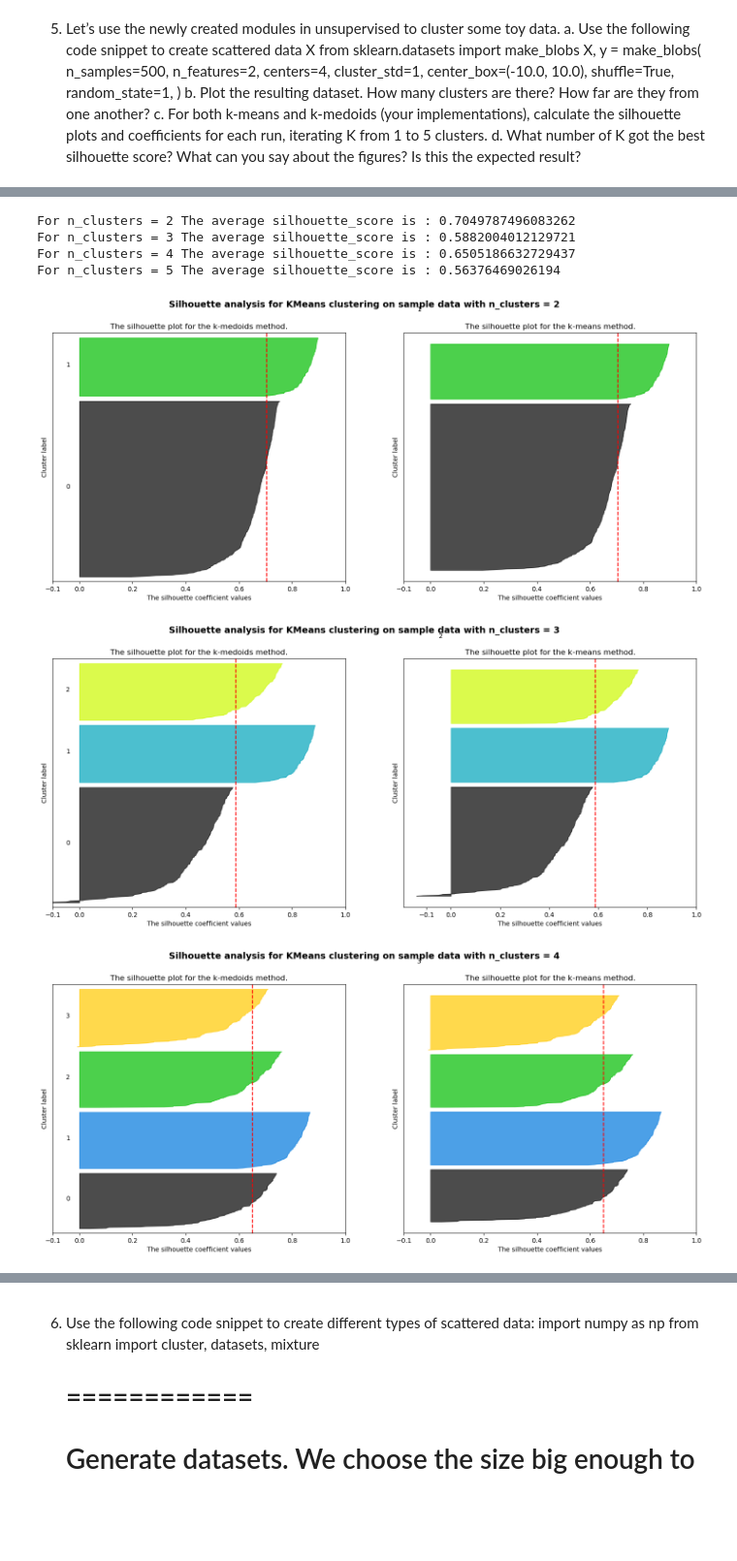
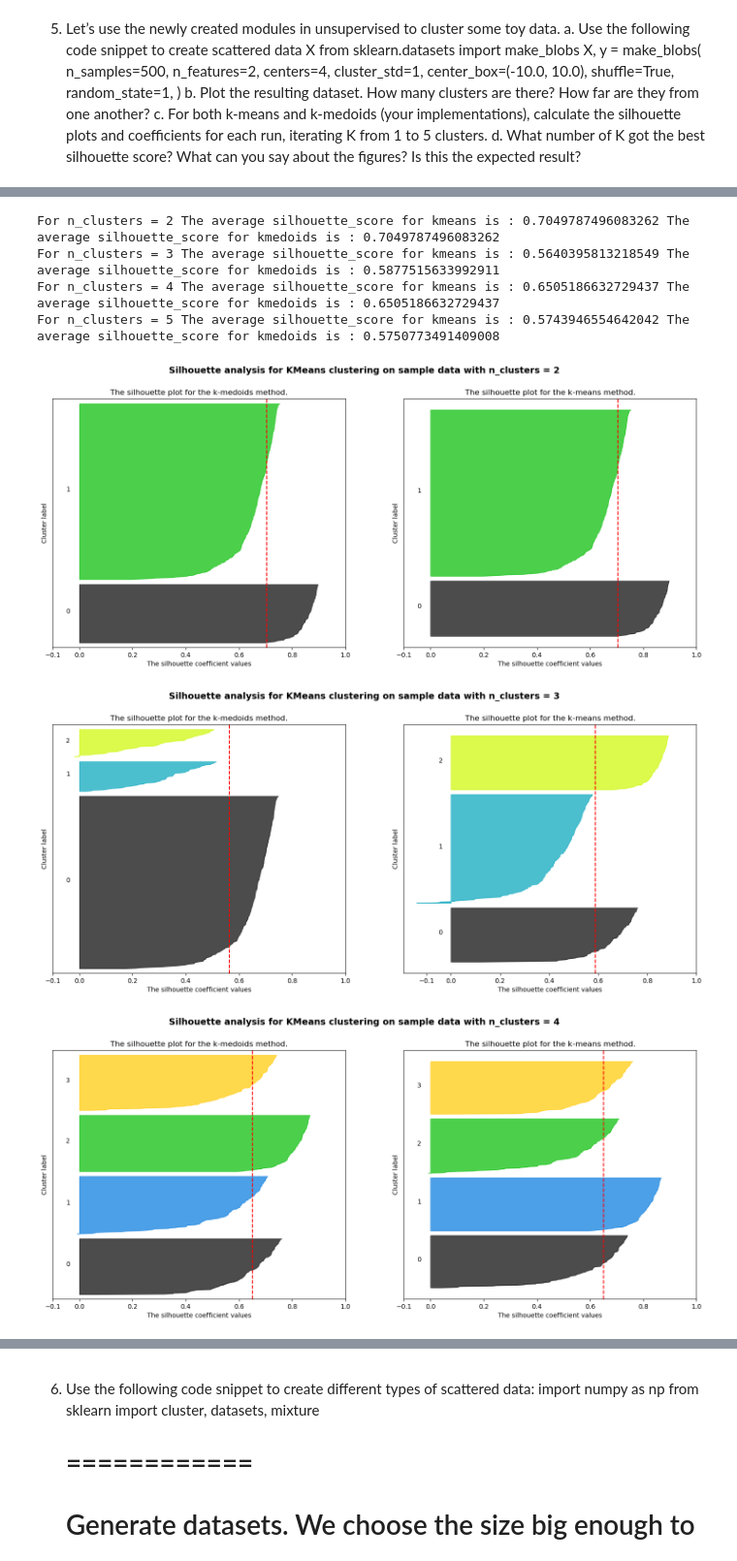
Before and after one commit to jmontoyavallejo/Clustering-project, a Jupyter notebook: sumary.ipynb, the cells around one changed output, grey strips where cells are left out. Shown at 97% size. Drawn from its saved outputs; the diff is of its cells as text; code cells hidden in the pictures; blank space fills up the shorter version.

```diff
--- a/sumary.ipynb
+++ b/sumary.ipynb
@@ -111,8 +111,8 @@ plt.show()
 # %%
 from sklearn.datasets import make_blobs
-from sklearn.cluster import KMeans,SpectralClustering,DBSCAN
 from sklearn.metrics import silhouette_samples, silhouette_score
-
+from Unsupervised.clustering.kmeans import KMeans_unsupervised
+from Unsupervised.clustering.kmedoids import KMedoids_unsupervised
 import matplotlib.pyplot as plt
 import matplotlib.cm as cm
 import numpy as np
@@ -147,96 +147,107 @@ for n_clusters in range_n_clusters:
 
     # Initialize the clusterer with n_clusters value and a random generator
     # seed of 10 for reproducibility.
-    clusterer = KMeans(n_clusters=n_clusters, random_state=10)
-    cluster_labels = clusterer.fit_predict(X)
-
+    clusterer_kmeans = KMeans_unsupervised(K=n_clusters)
+    kmeans_cluster_labels = clusterer_kmeans.fit_predict(X)
+    clusterer_kmedoids = KMedoids_unsupervised(K=n_clusters)
+    kmedoids_cluster_labels = clusterer_kmedoids.fit_predict(X)
     # The silhouette_score gives the average value for all the samples.
     # This gives a perspective into the density and separation of the formed
     # clusters
-    silhouette_avg = silhouette_score(X, cluster_labels)
+    silhouette_avg_kmeans = silhouette_score(X, kmeans_cluster_labels)
+    silhouette_avg_kmedoids = silhouette_score(X, kmedoids_cluster_labels)
     print(
         "For n_clusters =",
         n_clusters,
-        "The average silhouette_score is :",
-        silhouette_avg,
+        "The average silhouette_score for kmeans is :",
+        silhouette_avg_kmeans,
+        "The average silhouette_score for kmedoids is :",
+        silhouette_avg_kmedoids,
     )
 
     # Compute the silhouette scores for each sample
-    sample_silhouette_values = silhouette_samples(X, cluster_labels)
+    sample_silhouette_values_kmeans = silhouette_samples(X, kmeans_cluster_labels)
+    sample_silhouette_values_kmedoids = silhouette_samples(X, kmedoids_cluster_labels)
 
-    y_lower = 10
+    y_lower_kmeans = 10
+    y_lower_kmedoids = 10
     for i in range(n_clusters):
         # Aggregate the silhouette scores for samples belonging to
         # cluster i, and sort them
-        ith_cluster_silhouette_values = sample_silhouette_values[cluster_labels == i]
+        kmeans_ith_cluster_silhouette_values = sample_silhouette_values_kmeans[kmeans_cluster_labels == i]
+        kmeans_ith_cluster_silhouette_values.sort()
+        kmedoids_ith_cluster_silhouette_values = sample_silhouette_values_kmedoids[kmedoids_cluster_labels == i]
+        kmedoids_ith_cluster_silhouette_values.sort()
 
-        ith_cluster_silhouette_values.sort()
 
-        size_cluster_i = ith_cluster_silhouette_values.shape[0]
-        y_upper = y_lower + size_cluster_i
+        size_cluster_i_kmeans = kmeans_ith_cluster_silhouette_values.shape[0]
+        size_cluster_i_kmedoids = kmedoids_ith_cluster_silhouette_values.shape[0]
+        y_upper_kmeans = y_lower_kmeans + size_cluster_i_kmeans
+        y_upper_kmedoids = y_lower_kmedoids + size_cluster_i_kmedoids
 
         color = cm.nipy_spectral(float(i) / n_clusters)
         ax1.fill_betweenx(
-            np.arange(y_lower, y_upper),
+            np.arange(y_lower_kmeans, y_upper_kmeans),
             0,
-            ith_cluster_silhouette_values,
+            kmeans_ith_cluster_silhouette_values,
             facecolor=color,
             edgecolor=color,
             alpha=0.7,
         )
         ax2.fill_betweenx(
-            np.arange(y_lower, y_upper),
+            np.arange(y_lower_kmedoids, y_upper_kmedoids),
             0,
-            ith_cluster_silhouette_values,
+            kmedoids_ith_cluster_silhouette_values,
             facecolor=color,
             edgecolor=color,
             alpha=0.7,
         )
 
         # Label the silhouette plots with their cluster numbers at the middle
-        ax1.text(-0.05, y_lower + 0.5 * size_cluster_i, str(i))
+        ax1.text(-0.05, y_lower_kmeans + 0.5 * size_cluster_i_kmeans, str(i))
 
         # Compute the new y_lower for next plot
-        y_lower = y_upper + 10  # 10 for the 0 samples
+        y_lower_kmeans = y_upper_kmeans + 10  # 10 for the 0 samples
+        # Label the silhouette plots with their cluster numbers at the middle
+        ax2.text(-0.05, y_lower_kmedoids + 0.5 * size_cluster_i_kmedoids, str(i))
+
+        # Compute the new y_lower for next plot
+        y_lower_kmedoids = y_upper_kmedoids + 10  # 10 for the 0 samples
 
     ax1.set_title("The silhouette plot for the k-medoids method.")
     ax1.set_xlabel("The silhouette coefficient values")
     ax1.set_ylabel("Cluster label")
 
     # The vertical line for average silhouette score of all the values
-    ax1.axvline(x=silhouette_avg, color="red", linestyle="--")
+    ax1.axvline(x=silhouette_avg_kmeans, color="red", linestyle="--")
 
     ax1.set_yticks([])  # Clear the yaxis labels / ticks
     ax1.set_xticks([-0.1, 0, 0.2, 0.4, 0.6, 0.8, 1])
-    # Label the silhouette plots with their cluster numbers at the middle
-    ax2.text(-0.05, y_lower + 0.5 * size_cluster_i, str(i))
 
-    # Compute the new y_lower for next plot
-    y_lower = y_upper + 10  # 10 for the 0 samples
 
     ax2.set_title("The silhouette plot for the k-means method.")
     ax2.set_xlabel("The silhouette coefficient values")
     ax2.set_ylabel("Cluster label")
 
     # The vertical line for average silhouette score of all the values
-    ax2.axvline(x=silhouette_avg, color="red", linestyle="--")
+    ax2.axvline(x=silhouette_avg_kmedoids, color="red", linestyle="--")
 
     ax2.set_yticks([])  # Clear the yaxis labels / ticks
     ax2.set_xticks([-0.1, 0, 0.2, 0.4, 0.6, 0.8, 1])
 
     plt.suptitle(
         "Silhouette analysis for KMeans clustering on sample data with n_clusters = %d"
         % n_clusters,
         fontsize=14,
         fontweight="bold",
     )
 
 plt.show()
 # %% [output]
-For n_clusters = 2 The average silhouette_score is : 0.7049787496083262
-For n_clusters = 3 The average silhouette_score is : 0.5882004012129721
-For n_clusters = 4 The average silhouette_score is : 0.6505186632729437
-For n_clusters = 5 The average silhouette_score is : 0.56376469026194
+For n_clusters = 2 The average silhouette_score for kmeans is : 0.7049787496083262 The average silhouette_score for kmedoids is : 0.7049787496083262
+For n_clusters = 3 The average silhouette_score for kmeans is : 0.5640395813218549 The average silhouette_score for kmedoids is : 0.5877515633992911
+For n_clusters = 4 The average silhouette_score for kmeans is : 0.6505186632729437 The average silhouette_score for kmedoids is : 0.6505186632729437
+For n_clusters = 5 The average silhouette_score for kmeans is : 0.5743946554642042 The average silhouette_score for kmedoids is : 0.5750773491409008
-[figure, old version]
+[figure, new version]
-[figure, old version]
+[figure, new version]
-[figure, old version]
+[figure, new version]
```
Also changed, not shown: parts of 9 cells of this notebook, 3 other files.
